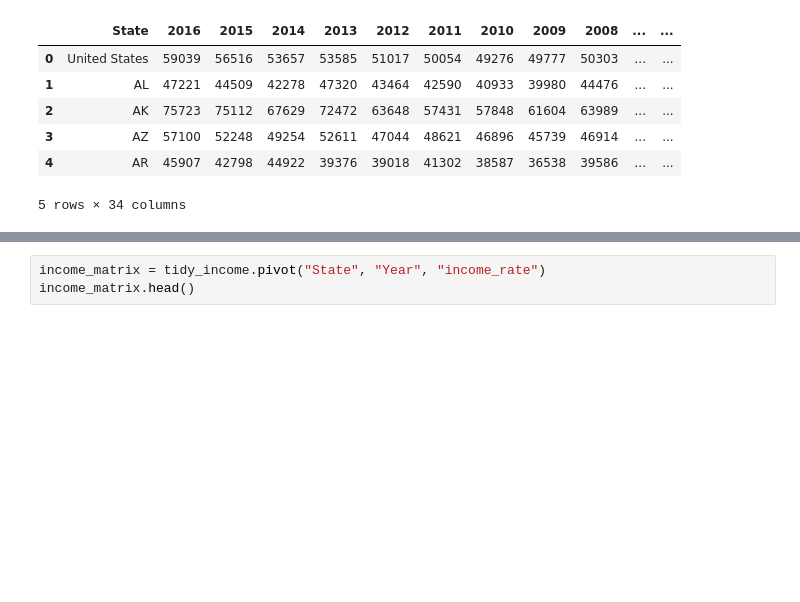
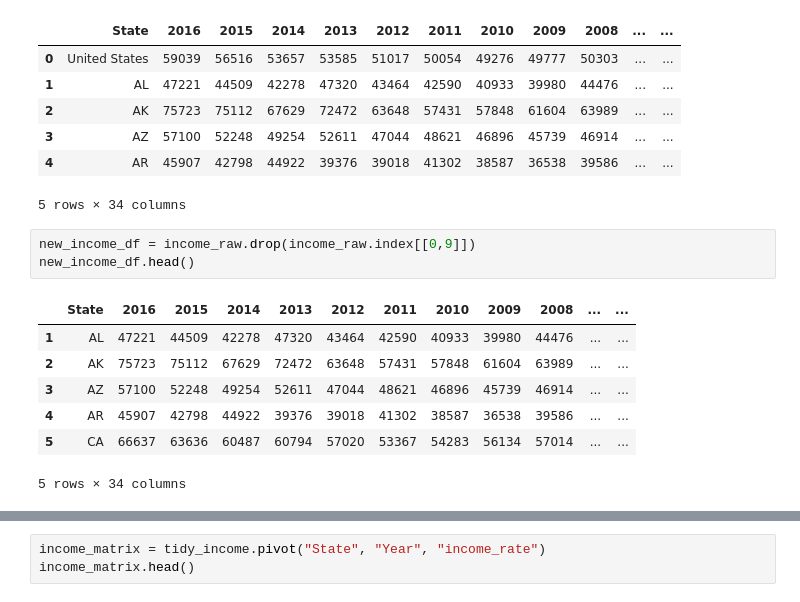
Before and after one commit to navbala/Crime-Rate-Predictor, a Jupyter notebook: heatmap_anjali/Income_heatmap.ipynb, the cells around one changed output, grey strips where cells are left out. Saved outputs shown, nothing was run; the diff lists cells and outputs as text; blank space fills up the shorter version.

```diff
--- a/heatmap_anjali/Income_heatmap.ipynb
+++ b/heatmap_anjali/Income_heatmap.ipynb
@@ -17,4 +18,15 @@ income_raw.head()
 | 3 | AZ | 57100 | 52248 | 49254 | 52611 | 47044 | 48621 | 46896 | 45739 | 46914 | ... | ... |
 | 4 | AR | 45907 | 42798 | 44922 | 39376 | 39018 | 41302 | 38587 | 36538 | 39586 | ... | ... |
 5 rows × 34 columns
+# %%
+new_income_df = income_raw.drop(income_raw.index[[0,9]])
+new_income_df.head()
+# %% [output]
+|  | State | 2016 | 2015 | 2014 | 2013 | 2012 | 2011 | 2010 | 2009 | 2008 | ... | ... |
+| 1 | AL | 47221 | 44509 | 42278 | 47320 | 43464 | 42590 | 40933 | 39980 | 44476 | ... | ... |
+| 2 | AK | 75723 | 75112 | 67629 | 72472 | 63648 | 57431 | 57848 | 61604 | 63989 | ... | ... |
+| 3 | AZ | 57100 | 52248 | 49254 | 52611 | 47044 | 48621 | 46896 | 45739 | 46914 | ... | ... |
+| 4 | AR | 45907 | 42798 | 44922 | 39376 | 39018 | 41302 | 38587 | 36538 | 39586 | ... | ... |
+| 5 | CA | 66637 | 63636 | 60487 | 60794 | 57020 | 53367 | 54283 | 56134 | 57014 | ... | ... |
+5 rows × 34 columns
 # %%
```
Also changed, not shown: parts of 3 cells of this notebook, 8 other files.
